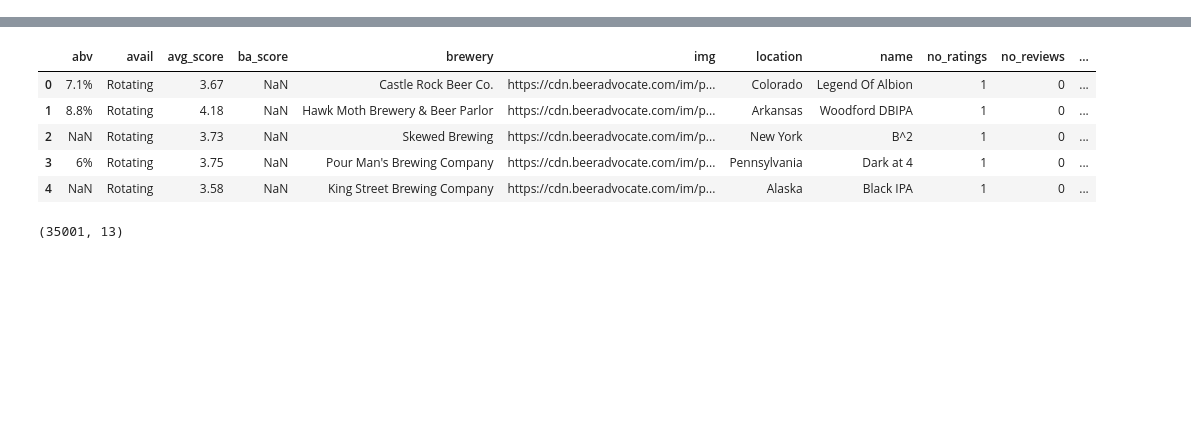
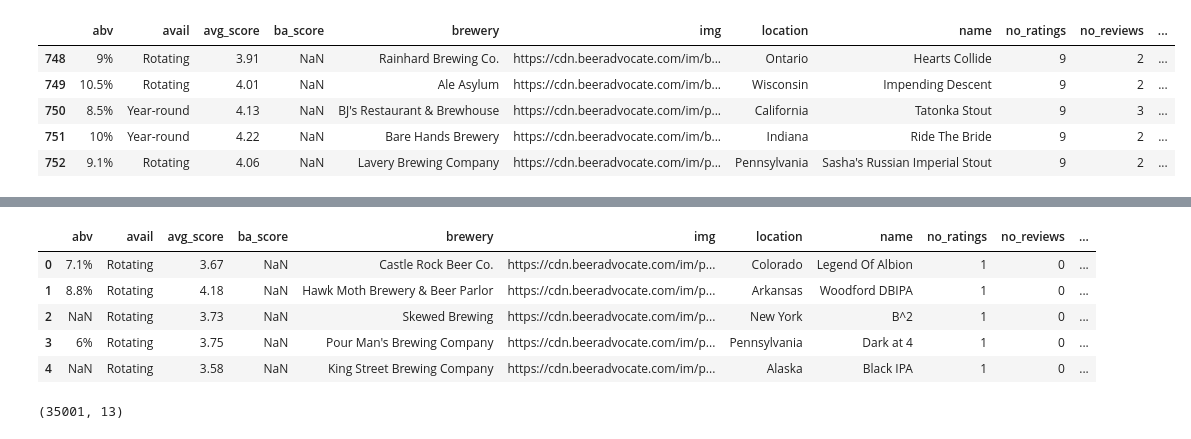
Before and after one commit to ssmithie/beer_recommender, a Jupyter notebook: EDA.ipynb, the cells around one changed output, grey strips where cells are left out. Drawn from its saved outputs; the diff is of its cells as text; code cells hidden in the pictures; blank space fills up the shorter version.

```diff
--- a/EDA.ipynb
+++ b/EDA.ipynb
@@ -50,0 +58,2 @@ df0.head()
+# %%
+df14 = pd.read_csv('scrape14.csv', index_col = 0)
@@ -51,3 +64,12 @@ df0.head()
+# %%
+df14.tail(5)
+# %% [output]
+|  | abv | avail | avg_score | ba_score | brewery | img | location | name | no_ratings | no_reviews | ... |
+| 748 | 9% | Rotating | 3.91 | NaN | Rainhard Brewing Co. | https://cdn.beeradvocate.com/im/b... | Ontario | Hearts Collide | 9 | 2 | ... |
+| 749 | 10.5% | Rotating | 4.01 | NaN | Ale Asylum | https://cdn.beeradvocate.com/im/b... | Wisconsin | Impending Descent | 9 | 2 | ... |
+| 750 | 8.5% | Year-round | 4.13 | NaN | BJ's Restaurant & Brewhouse | https://cdn.beeradvocate.com/im/p... | California | Tatonka Stout | 9 | 3 | ... |
+| 751 | 10% | Year-round | 4.22 | NaN | Bare Hands Brewery | https://cdn.beeradvocate.com/im/b... | Indiana | Ride The Bride | 9 | 2 | ... |
+| 752 | 9.1% | Rotating | 4.06 | NaN | Lavery Brewing Company | https://cdn.beeradvocate.com/im/p... | Pennsylvania | Sasha's Russian Imperial Stout | 9 | 2 | ... |
 # %%
 df1.head()
 # %% [output]
```
Also changed, not shown: parts of 14 cells of this notebook, 14 other files.
